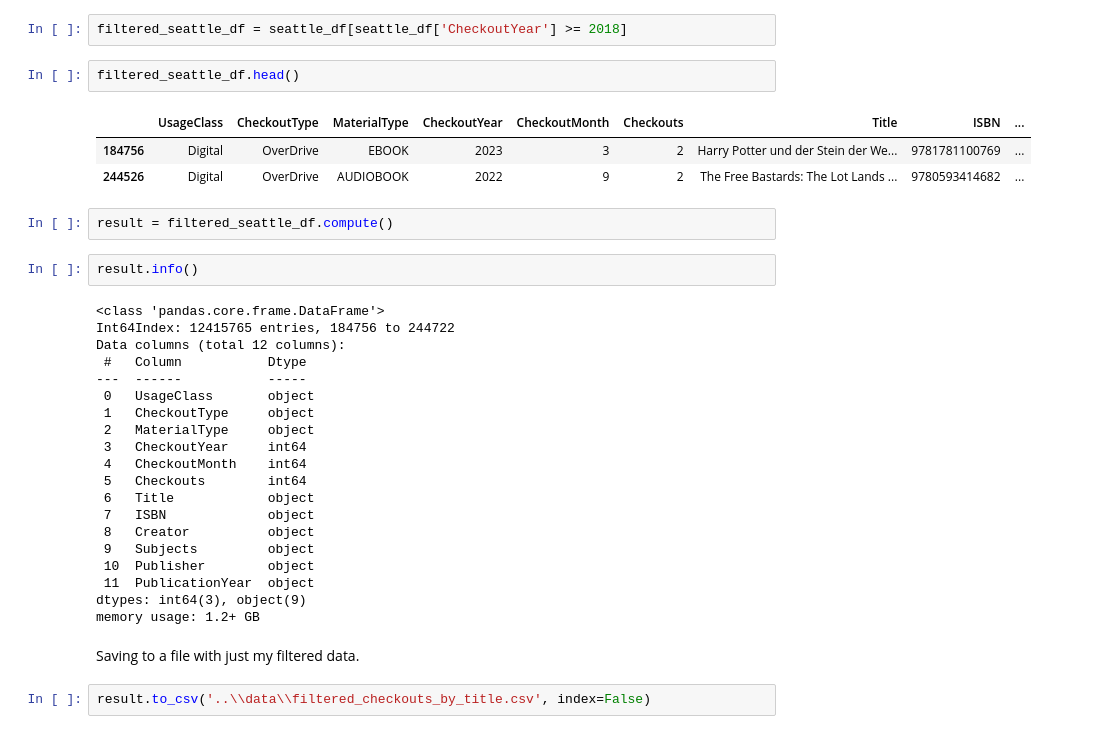
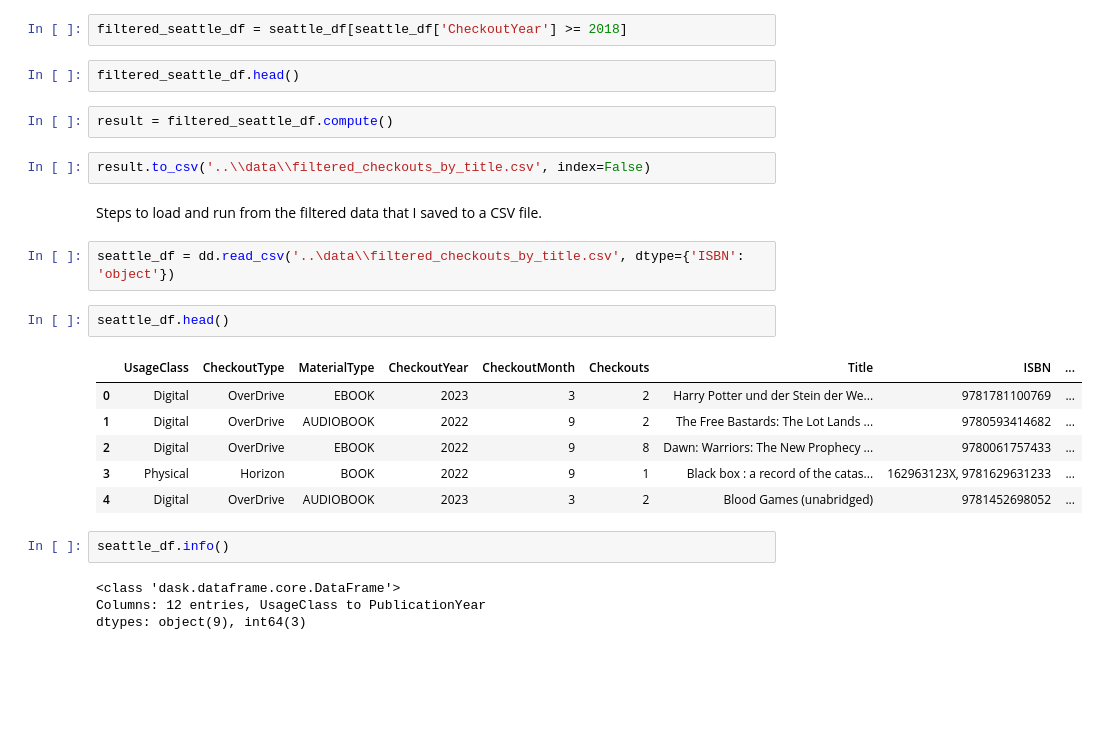
Before and after one commit to Athelize/Capstone_seattle_library, a Jupyter notebook: notebook/stephanie_capstone.ipynb, the cells around one changed output. Cells and saved outputs as stored; diff of their text form; blank space fills up the shorter version.

```diff
--- a/notebook/stephanie_capstone.ipynb
+++ b/notebook/stephanie_capstone.ipynb
@@ -13,37 +14,28 @@ Regular pandas wasn't working. Learned about dask and it worked beautifully.
 seattle_df = dd.read_csv('..\data\checkouts_by_title.csv', dtype={'ISBN': 'object'})
 # %%
 filtered_seattle_df = seattle_df[seattle_df['CheckoutYear'] >= 2018]
+# %%
+filtered_seattle_df.head()
+# %%
+result = filtered_seattle_df.compute()
+# %%
+result.to_csv('..\\data\\filtered_checkouts_by_title.csv', index=False)
+# %% [markdown]
+Steps to load and run from the filtered data that I saved to a CSV file.
+# %%
+seattle_df = dd.read_csv('..\data\\filtered_checkouts_by_title.csv', dtype={'ISBN': 'object'})
 # %%
-filtered_seattle_df.head()
+seattle_df.head()
 # %% [output]
 |  | UsageClass | CheckoutType | MaterialType | CheckoutYear | CheckoutMonth | Checkouts | Title | ISBN | ... |
-| 184756 | Digital | OverDrive | EBOOK | 2023 | 3 | 2 | Harry Potter und der Stein der We... | 9781781100769 | ... |
-| 244526 | Digital | OverDrive | AUDIOBOOK | 2022 | 9 | 2 | The Free Bastards: The Lot Lands ... | 9780593414682 | ... |
+| 0 | Digital | OverDrive | EBOOK | 2023 | 3 | 2 | Harry Potter und der Stein der We... | 9781781100769 | ... |
+| 1 | Digital | OverDrive | AUDIOBOOK | 2022 | 9 | 2 | The Free Bastards: The Lot Lands ... | 9780593414682 | ... |
+| 2 | Digital | OverDrive | EBOOK | 2022 | 9 | 8 | Dawn: Warriors: The New Prophecy ... | 9780061757433 | ... |
+| 3 | Physical | Horizon | BOOK | 2022 | 9 | 1 | Black box : a record of the catas... | 162963123X, 9781629631233 | ... |
+| 4 | Digital | OverDrive | AUDIOBOOK | 2023 | 3 | 2 | Blood Games (unabridged) | 9781452698052 | ... |
 # %%
-result = filtered_seattle_df.compute()
+seattle_df.info()
+# %% [output]
+<class 'dask.dataframe.core.DataFrame'>
+Columns: 12 entries, UsageClass to PublicationYear
+dtypes: object(9), int64(3)
-# %%
-result.info()
-# %% [output]
-<class 'pandas.core.frame.DataFrame'>
-Int64Index: 12415765 entries, 184756 to 244722
-Data columns (total 12 columns):
- #   Column           Dtype
----  ------           -----
- 0   UsageClass       object
- 1   CheckoutType     object
- 2   MaterialType     object
- 3   CheckoutYear     int64
- 4   CheckoutMonth    int64
- 5   Checkouts        int64
- 6   Title            object
- 7   ISBN             object
- 8   Creator          object
- 9   Subjects         object
- 10  Publisher        object
- 11  PublicationYear  object
-dtypes: int64(3), object(9)
-memory usage: 1.2+ GB
-# %% [markdown]
-Saving to a file with just my filtered data.
-# %%
-result.to_csv('..\\data\\filtered_checkouts_by_title.csv', index=False)
```
Also changed, not shown: parts of 50 cells of this notebook.
